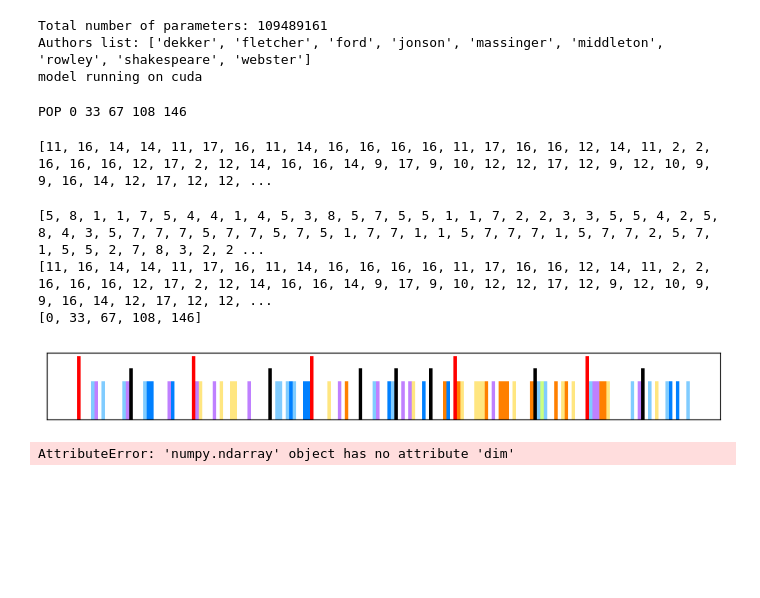
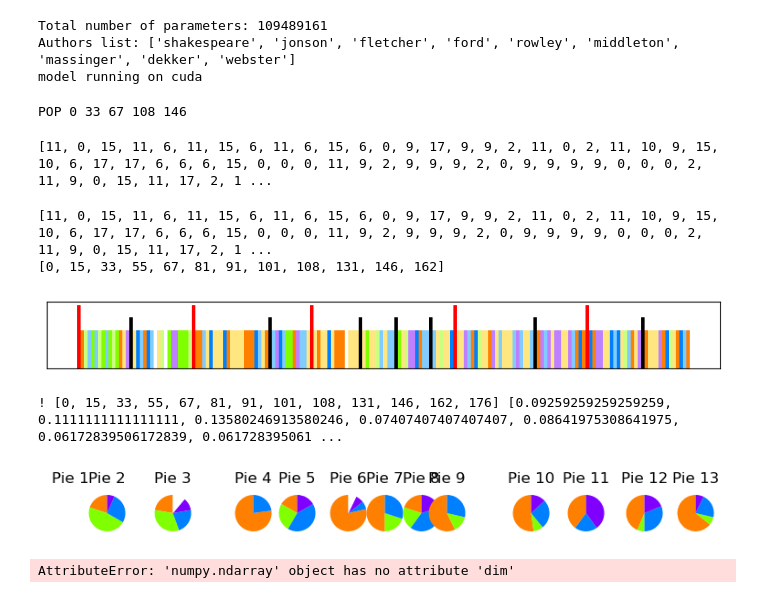
Before and after one commit to Kauhentus/the-authorship-problem, a Jupyter notebook: bert-4-evaluate-whole-play.ipynb, the cells around one changed output. Saved outputs shown, nothing was run; the diff lists cells and outputs as text; code cells hidden in the pictures; blank space fills up the shorter version.

```diff
--- a/bert-4-evaluate-whole-play.ipynb
+++ b/bert-4-evaluate-whole-play.ipynb
@@ -10,7 +10,7 @@ os.environ["KMP_DUPLICATE_LIB_OK"] = "TRUE"
 from transformers import BertTokenizer
 tokenizer = BertTokenizer.from_pretrained('bert-base-uncased')
 device = 'cuda' if torch.cuda.is_available() else 'cpu'
-model = torch.load('./torch-cache/test_12_wcls.ckpt', map_location=torch.device(device))
+model = torch.load('./torch-cache/test_v3_s128_e2.ckpt', map_location=torch.device(device))
 print(f"Total number of parameters: {sum(p.numel() for p in model.parameters())}")
 
 with open('./torch-cache/authors.json') as file:
@@ -19,7 +19,7 @@ with open('./torch-cache/authors.json') as file:
     print(f"model running on {device}")
 # %% [output]
 Total number of parameters: 109489161
-Authors list: ['dekker', 'fletcher', 'ford', 'jonson', 'massinger', 'middleton', 'rowley', 'shakespeare', 'webster']
+Authors list: ['shakespeare', 'jonson', 'fletcher', 'ford', 'rowley', 'middleton', 'massinger', 'dekker', 'webster']
 model running on cuda
 # %%
 # PORT OF PREPROCESSING SCRIPT USED ON CORPUS
@@ -164,9 +164,9 @@ for i in range(logits.shape[0]):
     if mi == 0 or mi == 2 or mi == 6: # or mi == 8:
         results.append(mi)
     else:
-        # distribution[1] = 0; distribution[3] = 0; distribution[4] = 0
-        # distribution[5] = 0; distribution[7] = 0
-        distribution[mi] = 0
+        distribution[1] = 0; distribution[3] = 0; distribution[4] = 0
+        distribution[5] = 0; distribution[7] = 0
+        # distribution[mi] = 0
         mi = np.argmax(distribution)
         results.append(mi + 9)
 
@@ -188,11 +188,9 @@ for i in range(logits.shape[0]):
 
 print(results)
 # %% [output]
-[11, 16, 14, 14, 11, 17, 16, 11, 14, 16, 16, 16, 16, 11, 17, 16, 16, 12, 14, 11, 2, 2, 16, 16, 16, 12, 17, 2, 12, 14, 16, 16, 14, 9, 17, 9, 10, 12, 12, 17, 12, 9, 12, 10, 9, 9, 16, 14, 12, 17, 12, 12, ...
+[11, 0, 15, 11, 6, 11, 15, 6, 11, 6, 15, 6, 0, 9, 17, 9, 9, 2, 11, 0, 2, 11, 10, 9, 15, 10, 6, 17, 17, 6, 6, 6, 15, 0, 0, 0, 11, 9, 2, 9, 9, 9, 2, 0, 9, 9, 9, 9, 0, 0, 0, 2, 11, 9, 0, 15, 11, 17, 2, 1 ...
 # %%
 pred_flat = np.argmax(logits, axis=1).flatten()
-print(list(pred_flat))
-print(list(results))
 
 import matplotlib.pyplot as plt
 import matplotlib.colors as mcolors
@@ -225,38 +223,75 @@ def recolor(i):
     # elif i == 7 + 9:  # shakespeare, yellow
     #     return [1, 1, 0.5]
     # elif i == 1: # fletcher, blue
     #     return [0.2, 0.3, 0.8]
     # elif i == 1 + 9: # fletcher, blue
     #     return [0.6, 0.7, 0.9]
 
     # if i == 7:  # shakespeare, yellow
     #     return [1, 1, 0]
     # # elif i == 7 + 9:  # shakespeare, yellow
     # #     return [1, 1, 0.5]
     # elif i == 5: # middleton, blue
     #     return [0, 1, 1]
     # # elif i == 5 + 9: # middleton, blue
     # #     return [0.5, 1, 1]
 
     return [1, 1, 1]
 
-print(delimiter_idx)
+print(data)
 colors = [recolor(-1 if i in delimiter_scene_idx else data[i]) for i in range(len(data))]
 colors = [([1, 0, 0] if i in delimiter_idx else colors[i] )for i in range(len(data))]
 heights = [(0.8 if i in delimiter_scene_idx else 0.6) for i in range(len(data))]
 heights = [(1.0 if i in delimiter_idx else heights[i]) for i in range(len(data))]
 positions = np.arange(len(data))
 fig, ax = plt.subplots(figsize=(10, 1))
 ax.bar(positions, heights, color=colors, width=1.0, edgecolor="none")
 ax.set_xticks([])
 ax.set_yticks([])
 
+segments = []
+segments_idx = []
+for i in range(len(data)):
+    if i in delimiter_idx or i in delimiter_scene_idx:
+        segments.append([])
+        segments_idx.append(i)
+    segments[-1].append(data[i])
+print(segments_idx)
+
 plt.show()
+
+possibilities = [0, 6, 2, 8]
+def compute_probabilities(segment):
+    percentages = [(segment.count(i) + segment.count(i + 9)) / len(segment) for i in possibilities]
+    percentages.append(1 - sum(percentages))
+    return percentages
+data_list = [compute_probabilities(s) for s in segments]
+x_positions = [segments_idx[i] / segments_idx[-1] for i in range(len(segments))]  # Normalized x-coordinates (0 to 1)
+x_shifts = []
+temp = segments_idx + [len(data)]
+for i in range(len(x_positions)):
+    x_shifts.append((temp[i + 1] - temp[i]) / segments_idx[-1])
+for i in range(len(x_positions)):
+    x_positions[i] += x_shifts[i]
+print("!", temp, x_shifts)
+
+data_list.insert(0, [0, 0, 0, 0, 1])
+x_positions.insert(0, 0.03)
+pie_colors = [recolor(i) for i in (possibilities + [100])]
+# Create figure
+fig = plt.figure(figsize=(8, 1))
+for i, (data, x_pos) in enumerate(zip(data_list, x_positions)):
+    ax = fig.add_axes([0.81 * x_pos, 0.4, 0.2, 0.5])  # [x, y, width, height]
+    ax.pie(data, labels=None, startangle=90, colors=pie_colors)
+    ax.set_title(f"Pie {i+1}")
+
+plt.show()
 # %% [output]
-[5, 8, 1, 1, 7, 5, 4, 4, 1, 4, 5, 3, 8, 5, 7, 5, 5, 1, 1, 7, 2, 2, 3, 3, 5, 5, 4, 2, 5, 8, 4, 3, 5, 7, 7, 7, 5, 7, 7, 5, 7, 5, 1, 7, 7, 1, 1, 5, 7, 7, 7, 1, 5, 7, 7, 2, 5, 7, 1, 5, 5, 2, 7, 8, 3, 2, 2 ...
-[11, 16, 14, 14, 11, 17, 16, 11, 14, 16, 16, 16, 16, 11, 17, 16, 16, 12, 14, 11, 2, 2, 16, 16, 16, 12, 17, 2, 12, 14, 16, 16, 14, 9, 17, 9, 10, 12, 12, 17, 12, 9, 12, 10, 9, 9, 16, 14, 12, 17, 12, 12, ...
-[0, 33, 67, 108, 146]
+[11, 0, 15, 11, 6, 11, 15, 6, 11, 6, 15, 6, 0, 9, 17, 9, 9, 2, 11, 0, 2, 11, 10, 9, 15, 10, 6, 17, 17, 6, 6, 6, 15, 0, 0, 0, 11, 9, 2, 9, 9, 9, 2, 0, 9, 9, 9, 9, 0, 0, 0, 2, 11, 9, 0, 15, 11, 17, 2, 1 ...
+[0, 15, 33, 55, 67, 81, 91, 101, 108, 131, 146, 162]
-[figure, old version]
+[figure, new version]
+! [0, 15, 33, 55, 67, 81, 91, 101, 108, 131, 146, 162, 176] [0.09259259259259259, 0.1111111111111111, 0.13580246913580246, 0.07407407407407407, 0.08641975308641975, 0.06172839506172839, 0.061728395061 ...
+[figure, added]
 # %%
 # PLOT CLASSIFICATION LOGITS
 
```
